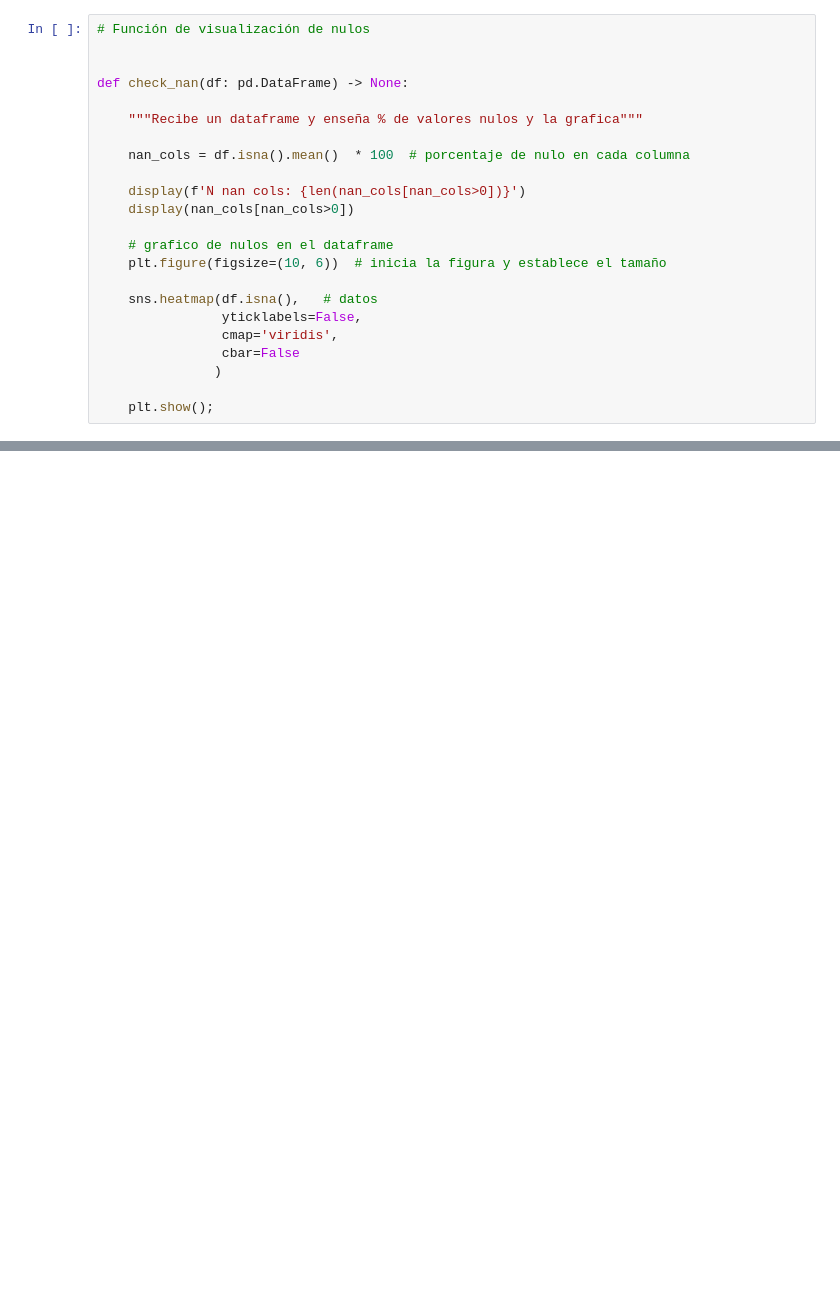
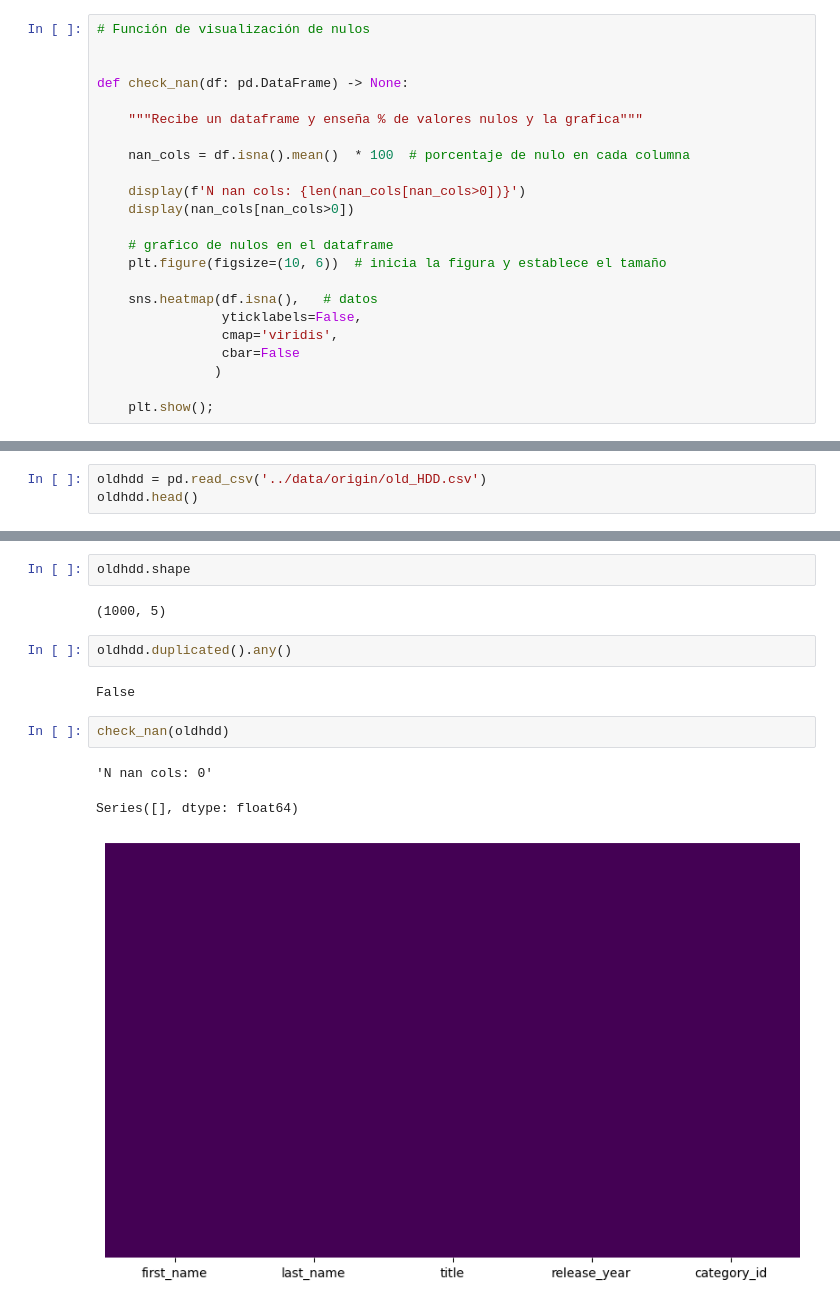
Before and after one commit to Periclates7/SQL-Proyect, a Jupyter notebook: src/load_clean.ipynb, the cells around one changed output, grey strips where cells are left out. Drawn from its saved outputs; the diff is of its cells as text; blank space fills up the shorter version.

```diff
--- a/src/load_clean.ipynb
+++ b/src/load_clean.ipynb
@@ -38,0 +330,3 @@ def check_nan(df: pd.DataFrame) -> None:
+# %%
+oldhdd = pd.read_csv('../data/origin/old_HDD.csv')
+oldhdd.head()
@@ -38,0 +340,14 @@ def check_nan(df: pd.DataFrame) -> None:
+# %%
+oldhdd.shape
+# %% [output]
+(1000, 5)
+# %%
+oldhdd.duplicated().any()
+# %% [output]
+False
+# %%
+check_nan(oldhdd)
+# %% [output]
+'N nan cols: 0'
+Series([], dtype: float64)
+[figure, added]
```
Also changed, not shown: parts of 118 cells of this notebook, 4 other files.
